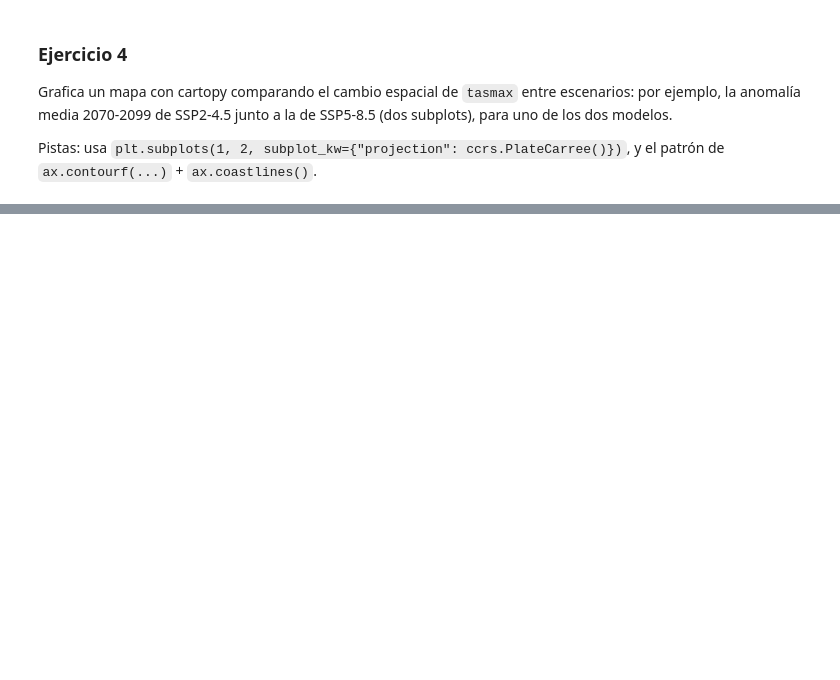
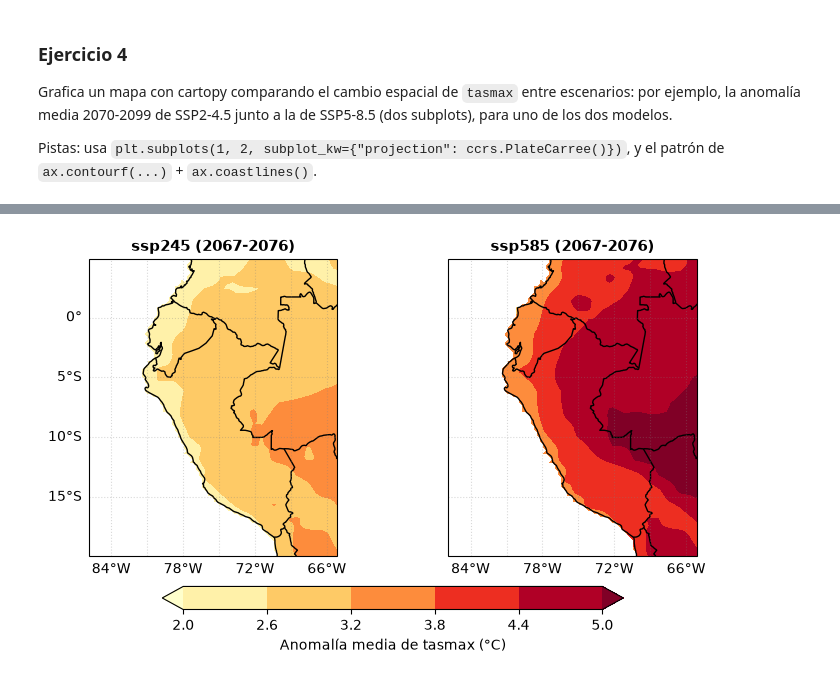
Before and after one commit to SALINASSebas/geocomputacion_-1GEO20-, a Jupyter notebook: ejercicios/ejercicios_aplicados/proyecciones_climaticas_grillado.ipynb, the cells around one changed output, grey strips where cells are left out. Cells and saved outputs as stored; diff of their text form; code cells hidden in the pictures; blank space fills up the shorter version.

```diff
--- a/ejercicios/ejercicios_aplicados/proyecciones_climaticas_grillado.ipynb
+++ b/ejercicios/ejercicios_aplicados/proyecciones_climaticas_grillado.ipynb
@@ -461,0 +420,30 @@ Pistas: usa `plt.subplots(1, 2, subplot_kw={"projection": ccrs.PlateCarree()})`,
+# %%
+anom_67_76 = anom_prom.sel(time=slice("2067", "2076")).mean("time")
+
+fig, axs = plt.subplots(1, 2, figsize=(8.5,5), subplot_kw={"projection": ccrs.PlateCarree()})
+#plt.subplots_adjust(bottom=0.22, top=0.90, wspace=0.20)
+
+escenarios = anom_67_76["escenario"].values
+vmin = int(anom_67_76.min())
+vmax = int(anom_67_76.max())
+
+for ax, escenario in zip(axs, escenarios):
+    mapa = anom_67_76.sel(escenario=escenario)
+
+    cf = ax.contourf(mapa["x"].values, mapa["y"].values, mapa.values,
+                     cmap="YlOrRd", transform=ccrs.PlateCarree(), levels=np.linspace(vmin,vmax,6), extend="both")
+    ax.coastlines()
+    ax.add_feature(cfeature.BORDERS)
+    gl = ax.gridlines(draw_labels=False, color='gray', alpha=0.3, linestyle=":")
+    gl.top_labels=False
+    gl.right_labels=False
+    gl.bottom_labels=True
+    gl.left_labels= (ax == axs[0])
+
+    ax.set_title(escenario+" (2067-2076)", fontsize=11, weight="bold")
+
+#cbar_ax = fig.add_axes([0.25, 0.08, 0.50, 0.035])
+cbar = fig.colorbar(cf, ax = axs, orientation="horizontal", shrink=0.7, pad=0.08, label="Anomalía media de tasmax (°C)")
+plt.show()
+# %% [output]
+[figure, added]
```
Also changed, not shown: parts of 16 cells of this notebook.
